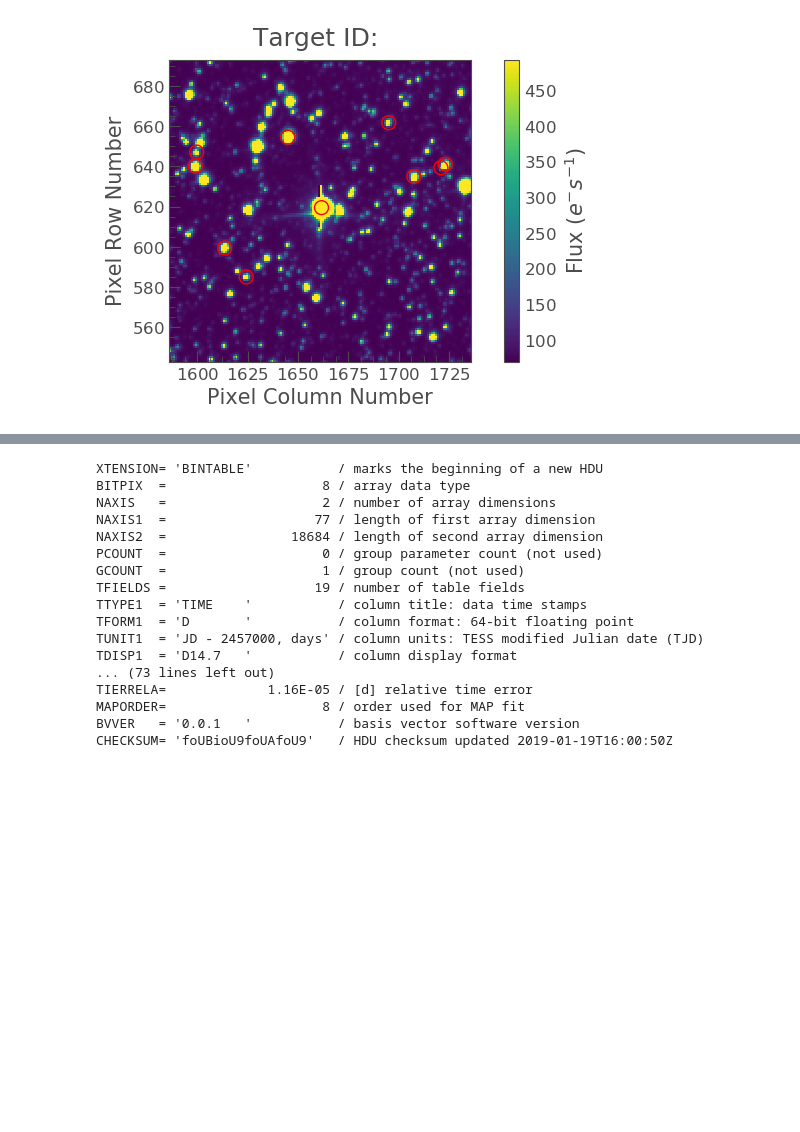
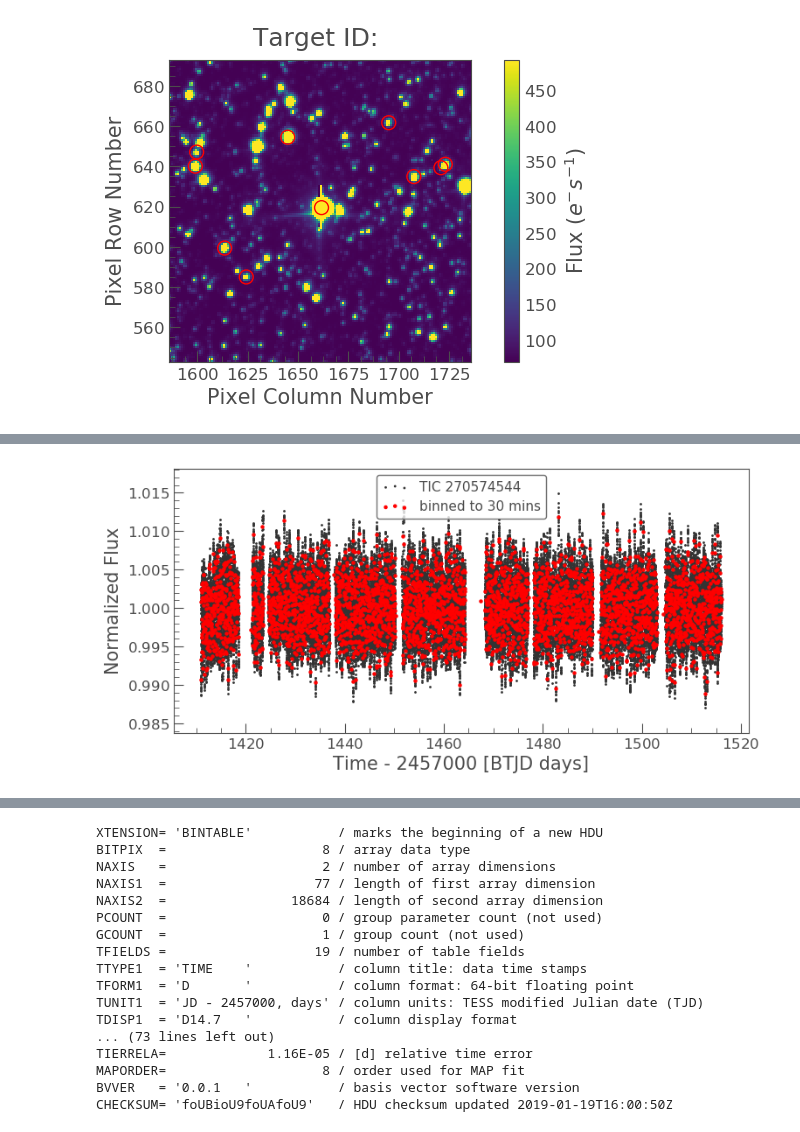
Before and after one commit to sebastian-zieba/betaPic_comet, a Jupyter notebook: construction_of_the_lightcurve.ipynb, the cells around one changed output, grey strips where cells are left out. Saved outputs shown, nothing was run; the diff lists cells and outputs as text; code cells hidden in the pictures; blank space fills up the shorter version.

```diff
--- a/construction_of_the_lightcurve.ipynb
+++ b/construction_of_the_lightcurve.ipynb
@@ -739,0 +752,15 @@ search_results.interact(notebook_url='localhost:8891')
+# %%
+name_1 = 'TIC 270574544' #the closest star w/ SC data
+name_2 = 'TIC 270626557' #the second closest star w/ SC data
+# %%
+lcs_1 = lk.search_lightcurvefile(name_1).download_all()
+lcs_2 = lk.search_lightcurvefile(name_2).download_all()
+# %%
+lc_1 = lcs_1[0].PDCSAP_FLUX.normalize()
+for i in range(1,4):
+    lc_1 = lc_1.append(lcs_1[i].PDCSAP_FLUX.normalize())
+ax = lc_1.scatter();
+lc_1.bin(15).scatter(ax=ax, c='r',s=5, label= 'binned to 30 mins');
+#plt.xlim(1440,1443)
+# %% [output]
+[figure, added]
```
Also changed, not shown: parts of 28 cells of this notebook, 25 other files.
